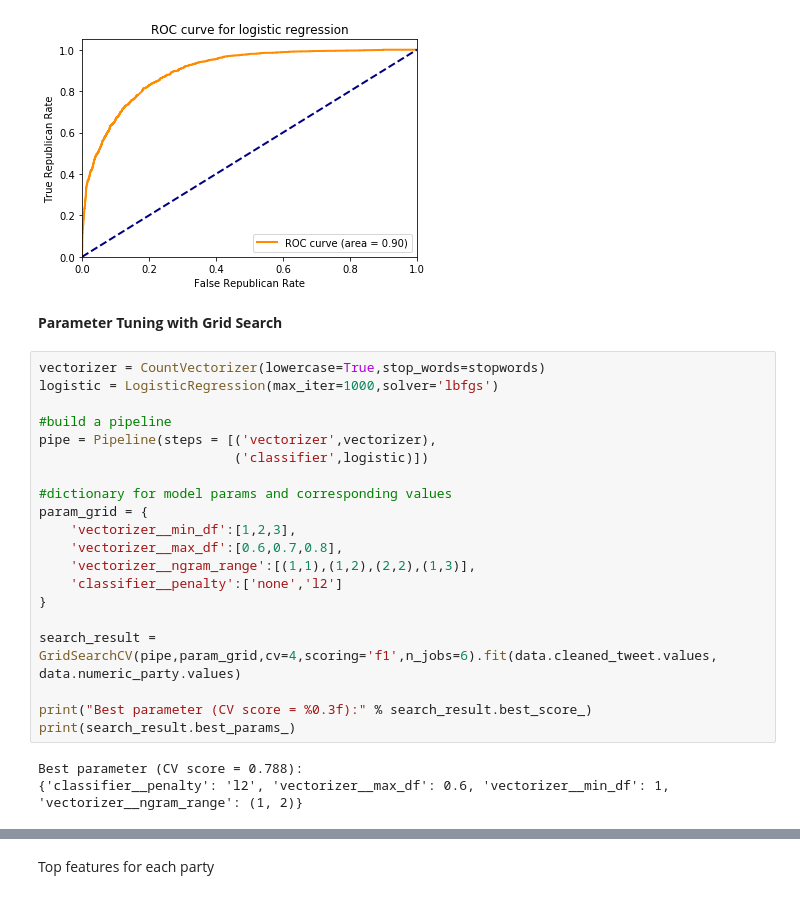
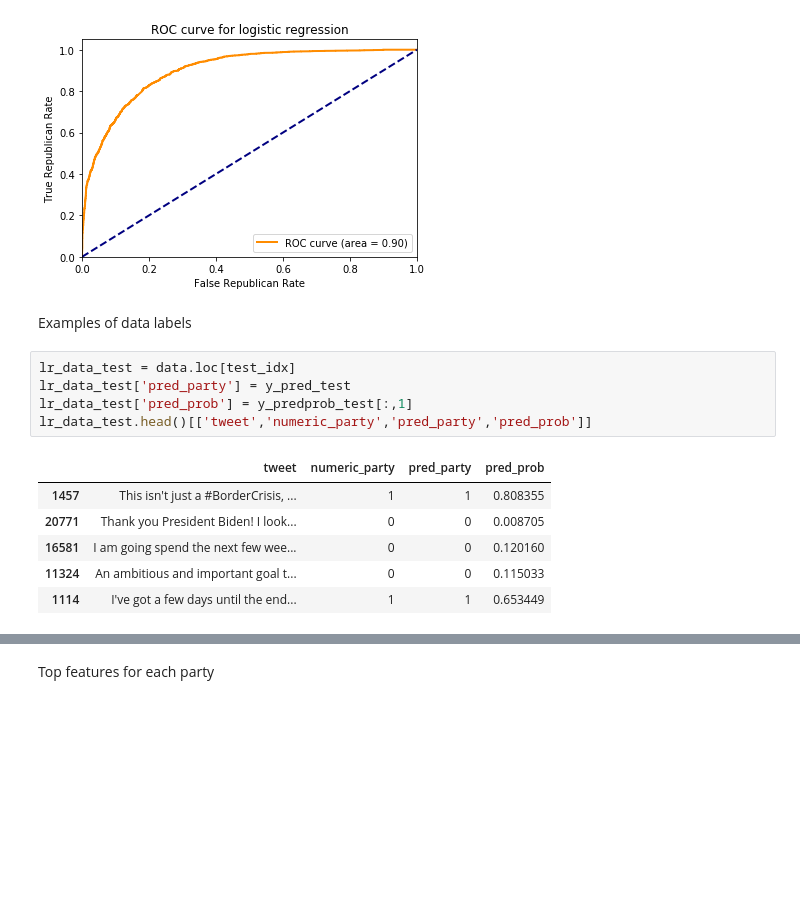
Before and after one commit to GeorgeIIT/cs481project, a Jupyter notebook: cs481Project.ipynb, the cells around one changed output, grey strips where cells are left out. Saved outputs shown, nothing was run; the diff lists cells and outputs as text; blank space fills up the shorter version.

```diff
--- a/cs481Project.ipynb
+++ b/cs481Project.ipynb
@@ -335,28 +343,17 @@ plt.legend(loc="lower right")
 plt.show()
 # %% [output]
 [figure]
-# %% [markdown]
-**Parameter Tuning with Grid Search**
-# %%
-vectorizer = CountVectorizer(lowercase=True,stop_words=stopwords)
-logistic = LogisticRegression(max_iter=1000,solver='lbfgs')
-
-#build a pipeline
-pipe = Pipeline(steps = [('vectorizer',vectorizer),
-                         ('classifier',logistic)])
-
-#dictionary for model params and corresponding values
-param_grid = {
-    'vectorizer__min_df':[1,2,3],
-    'vectorizer__max_df':[0.6,0.7,0.8],
-    'vectorizer__ngram_range':[(1,1),(1,2),(2,2),(1,3)],
-    'classifier__penalty':['none','l2']
-}
-
-search_result = GridSearchCV(pipe,param_grid,cv=4,scoring='f1',n_jobs=6).fit(data.cleaned_tweet.values, data.numeric_party.values)
-
-print("Best parameter (CV score = %0.3f):" % search_result.best_score_)
-print(search_result.best_params_)
-# %% [output]
-Best parameter (CV score = 0.788):
-{'classifier__penalty': 'l2', 'vectorizer__max_df': 0.6, 'vectorizer__min_df': 1, 'vectorizer__ngram_range': (1, 2)}
+# %% [markdown]
+Examples of data labels
+# %%
+lr_data_test = data.loc[test_idx]
+lr_data_test['pred_party'] = y_pred_test
+lr_data_test['pred_prob'] = y_predprob_test[:,1]
+lr_data_test.head()[['tweet','numeric_party','pred_party','pred_prob']]
+# %% [output]
+|  | tweet | numeric_party | pred_party | pred_prob |
+| 1457 | This isn't just a #BorderCrisis, ... | 1 | 1 | 0.808355 |
+| 20771 | Thank you President Biden! I look... | 0 | 0 | 0.008705 |
+| 16581 | I am going spend the next few wee... | 0 | 0 | 0.120160 |
+| 11324 | An ambitious and important goal t... | 0 | 0 | 0.115033 |
+| 1114 | I've got a few days until the end... | 1 | 1 | 0.653449 |
```
Also changed, not shown: parts of 19 cells of this notebook, 3 other files.
